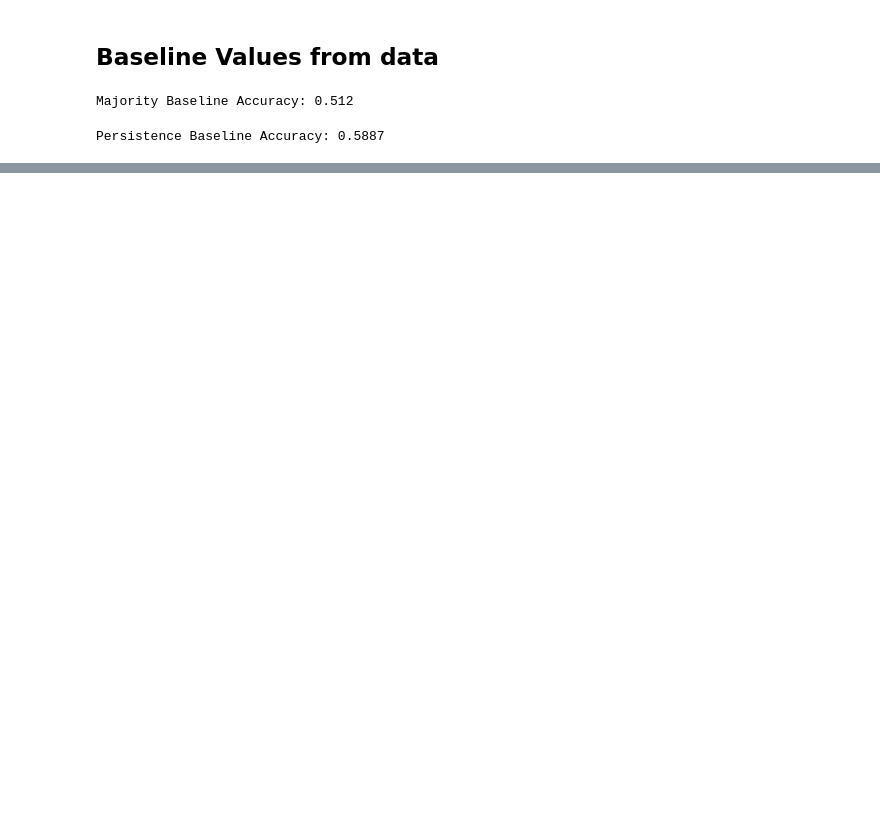
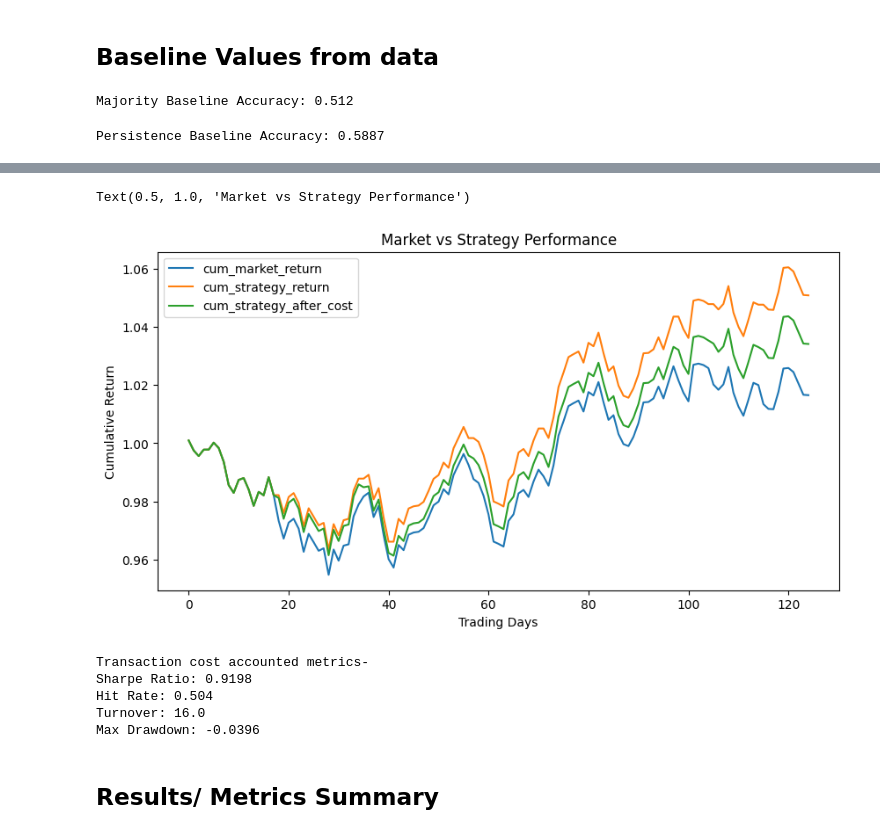
Before and after one commit to anwoy71/Nifty50-prediction, a Jupyter notebook: 03_modeling_walkforward.ipynb, the cells around one changed output, grey strips where cells are left out. Drawn from its saved outputs; the diff is of its cells as text; code cells hidden in the pictures; blank space fills up the shorter version.

```diff
--- a/03_modeling_walkforward.ipynb
+++ b/03_modeling_walkforward.ipynb
@@ -303,14 +269,10 @@ Threshold 0.6 | Trades: 15 | Accuracy: 0.4667
 # %%
 # probability threshold tuning
 
-threshold = 0.60
+threshold = 0.50
 
-oos_pred = (oos_prob > threshold).astype(int)
+oos_pred = (oos_prob_up > threshold).astype(int)
 
 from sklearn.metrics import accuracy_score
-
-print(
-    "Threshold Accuracy:",
-    round(accuracy_score(y_oos_test, oos_pred), 4)
-)
+print("Threshold Accuracy:",round(accuracy_score(y_oos_test, oos_pred), 4))
 # %% [output]
@@ -409,0 +324,34 @@ print("Max Drawdown:", round(max_drawdown,4))
+# %%
+# cumulative returns with transaction costs
+
+import matplotlib.pyplot as plt
+
+txn_cost = 0.001      # 0.1% assumed cost per position change
+
+strategy_df["trade"] = strategy_df["prediction"].diff().abs().fillna(0)
+
+strategy_df["txn_cost"] = strategy_df["trade"] * txn_cost
+
+strategy_df["strategy_return_after_cost"] = (strategy_df["strategy_return"] - strategy_df["txn_cost"])
+
+strategy_df["cum_market_return"] = (1 + strategy_df["actual_return"]).cumprod()
+
+strategy_df["cum_strategy_return"] = (1 + strategy_df["strategy_return"]).cumprod()
+
+strategy_df["cum_strategy_after_cost"] = (1 + strategy_df["strategy_return_after_cost"]).cumprod()
+
+strategy_df[
+    [
+        "cum_market_return",
+        "cum_strategy_return",
+        "cum_strategy_after_cost"
+    ]
+].plot(figsize=(10,5))
+
+plt.xlabel("Trading Days")
+plt.ylabel("Cumulative Return")
+
+plt.title("Market vs Strategy Performance")
+# %% [output]
+Text(0.5, 1.0, 'Market vs Strategy Performance')
+[figure, added]
@@ -410,3 +360,31 @@ print("Max Drawdown:", round(max_drawdown,4))
+# %%
+# sharpe, hit rate, turnover, max drawdown
+# using transaction-cost-adjusted returns
+
+sharpe = (strategy_df["strategy_return_after_cost"].mean()/ strategy_df["strategy_return_after_cost"].std()) * np.sqrt(250)     # std approx. 252 trade days
+
+hit_rate = (strategy_df["strategy_return_after_cost"] > 0).mean()
+
+turnover = (strategy_df["prediction"].diff().abs().sum())
+
+rolling_max = (strategy_df["cum_strategy_after_cost"].cummax())
+drawdown = (strategy_df["cum_strategy_after_cost"]-rolling_max) / rolling_max
+
+max_drawdown = drawdown.min()
+
+print("Transaction cost accounted metrics-")
+print("Sharpe Ratio:", round(sharpe,4))
+print("Hit Rate:", round(hit_rate,4))
+print("Turnover:", turnover)
+print("Max Drawdown:", round(max_drawdown,4))
+# %% [output]
+Transaction cost accounted metrics-
+Sharpe Ratio: 0.9198
+Hit Rate: 0.504
+Turnover: 16.0
+Max Drawdown: -0.0396
+# %% [markdown]
+## Results/ Metrics Summary
 # %%
 summary_df = pd.DataFrame({
     "Metric": [
```
Also changed, not shown: parts of 38 cells of this notebook, 7 other files.
